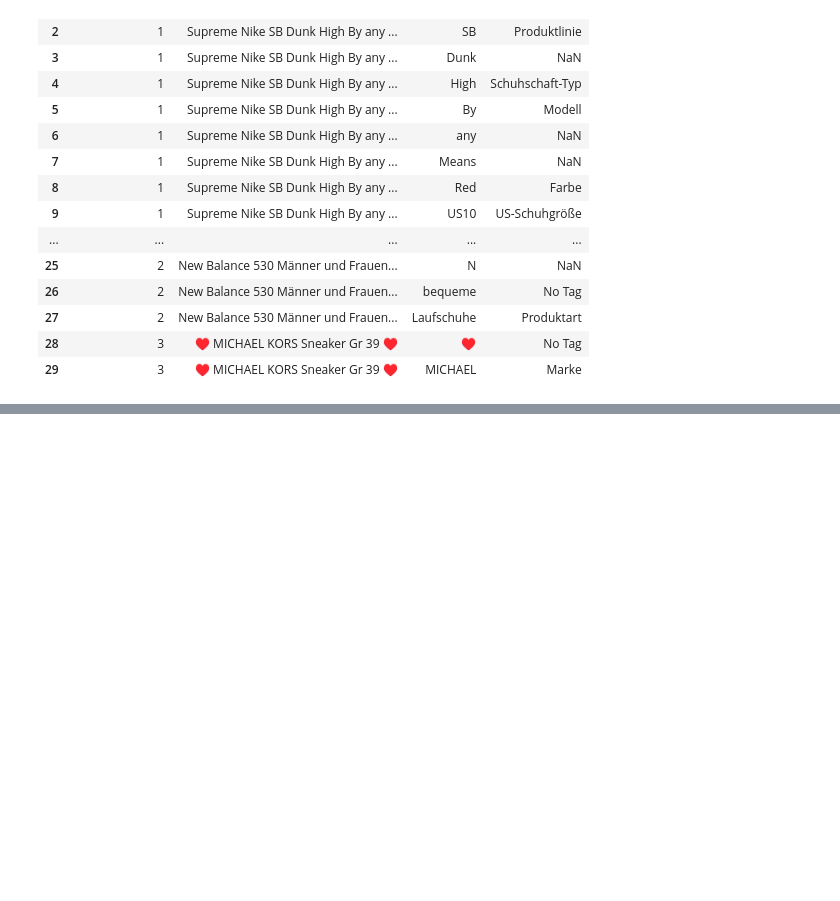
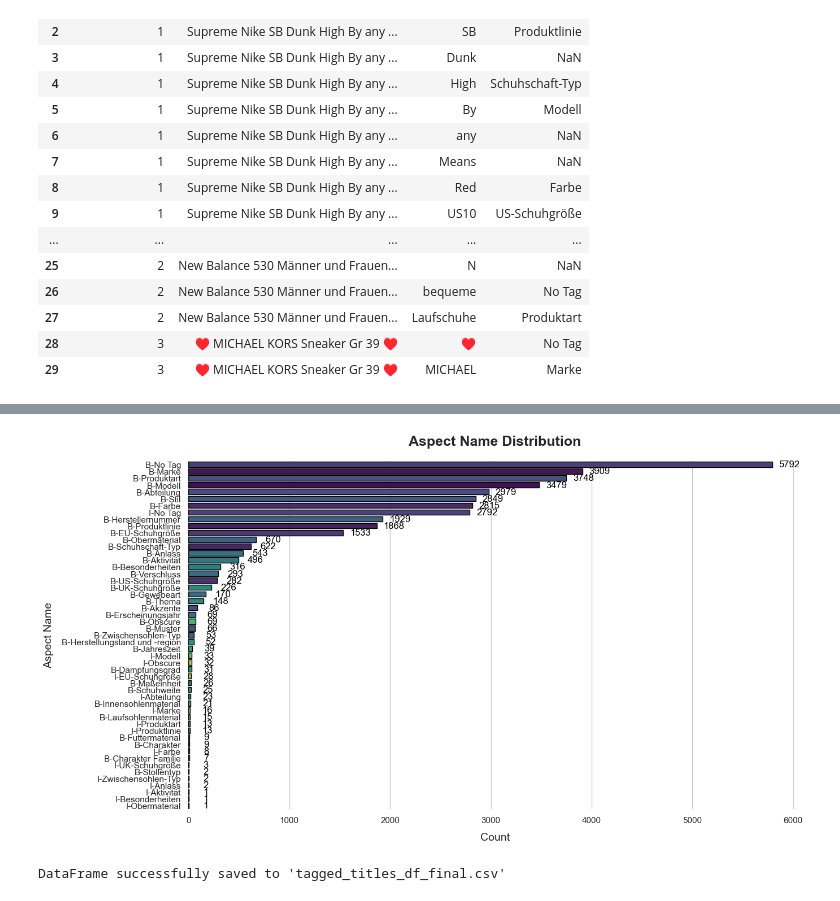
Before and after one commit to mihir1906/eBay-NER-Project, a Jupyter notebook: notebooks/NER.ipynb, the cells around one changed output, grey strips where cells are left out. Cells and saved outputs as stored; diff of their text form; code cells hidden in the pictures; blank space fills up the shorter version.

```diff
--- a/notebooks/NER.ipynb
+++ b/notebooks/NER.ipynb
@@ -68,0 +140,3 @@ First 30 rows of Tagged Titles:
+# %%
+tagged_titles_df_final = fix_aspect_values(tagged_titles_df)
+tagged_titles_df_final.head(20)
@@ -68,0 +169,5 @@ First 30 rows of Tagged Titles:
+# %%
+nan_index = int(tagged_titles_df_final[tagged_titles_df_final.isnull().any(axis=1)].index[0])
+print(tagged_titles_df_final['Title'][nan_index] , tagged_titles_df_final['Aspect Value'][nan_index])
+tagged_titles_df_final.loc[nan_index, 'Aspect Value'] = 'None'
+print(tagged_titles_df_final['Aspect Value'][nan_index])
@@ -68,0 +177,3 @@ First 30 rows of Tagged Titles:
+# %%
+tagged_titles_df_final = tagged_titles_df_final.drop(['Title'],axis=1)
+tagged_titles_df_final.head(20)
@@ -68,0 +198,4 @@ First 30 rows of Tagged Titles:
+# %%
+# Apply the conversion
+tagged_titles_df_final['Aspect Name'] = convert_to_iob(tagged_titles_df_final)
+tagged_titles_df_final.head(30)
@@ -68,0 +242,11 @@ First 30 rows of Tagged Titles:
+# %%
+plot_countplot(tagged_titles_df_final) # Plot the tag distribution
+# %% [output]
+[figure, added]
+# %%
+# Save the DataFrame to a CSV file
+tagged_titles_df_final.to_csv(os.path.join(DATA_DIR,'tagged_titles_df_final.csv'), index=False)
+
+print("DataFrame successfully saved to 'tagged_titles_df_final.csv'")
+# %% [output]
+DataFrame successfully saved to 'tagged_titles_df_final.csv'
```
Also changed, not shown: parts of 23 cells of this notebook, 2 other files.
